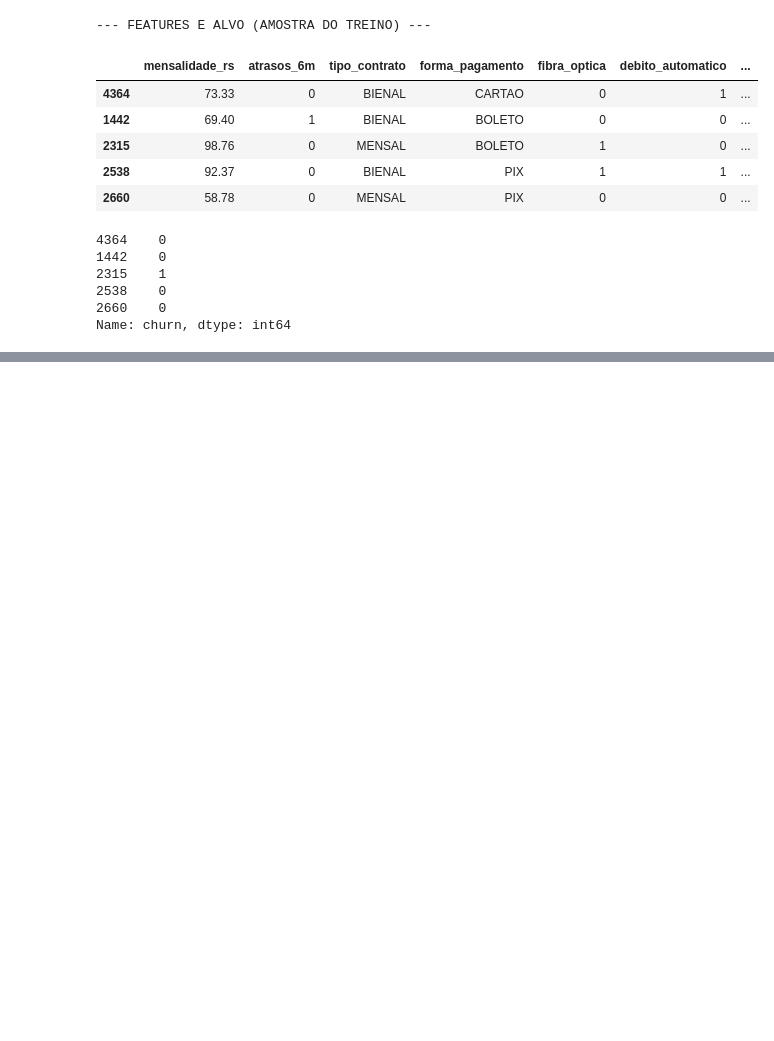
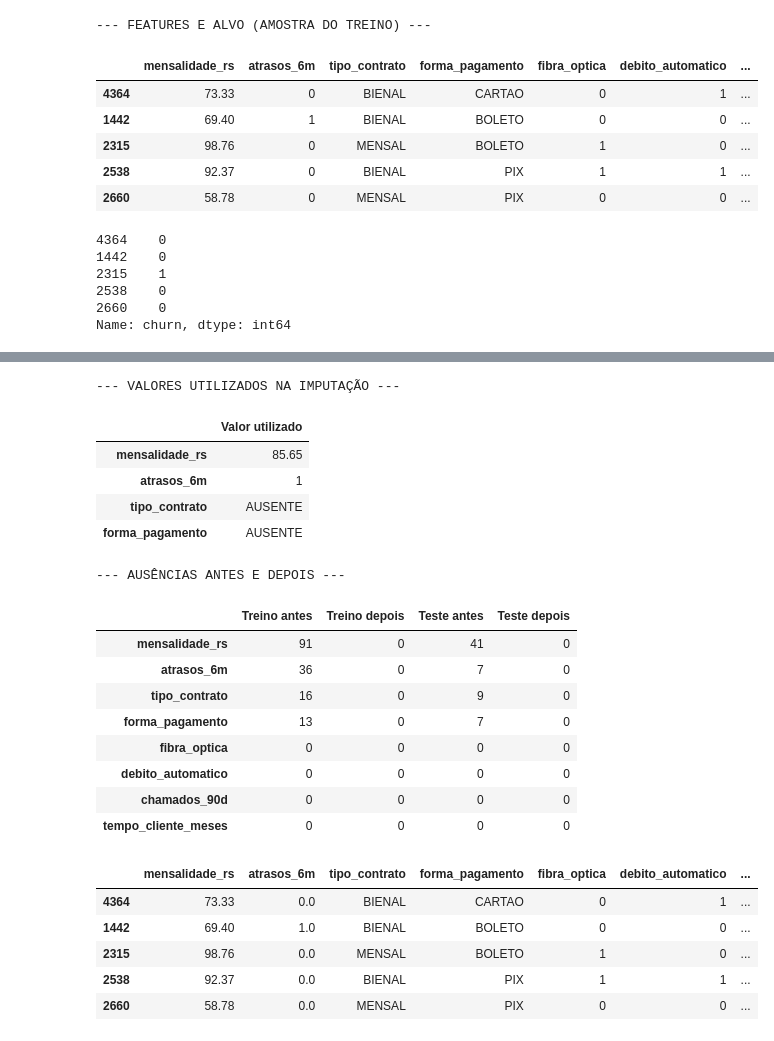
Before and after one commit to llucasEmanuel/CIN0024-churn-analysis-system, a Jupyter notebook: notebooks/preprocessing.ipynb, the cells around one changed output, grey strips where cells are left out. Cells and saved outputs as stored; diff of their text form; code cells hidden in the pictures; blank space fills up the shorter version.

Commit message:
feat: add missing value inputation and data export

```diff
--- a/notebooks/preprocessing.ipynb
+++ b/notebooks/preprocessing.ipynb
@@ -535,0 +546,71 @@ Name: churn, dtype: int64
+# %%
+colunas_numericas = [
+    "mensalidade_rs", "atrasos_6m", "chamados_90d", "tempo_cliente_meses"
+]
+colunas_categoricas = ["tipo_contrato", "forma_pagamento"]
+colunas_binarias = ["fibra_optica", "debito_automatico"]
+
+imputador = ColumnTransformer(
+    transformers=[
+        ("mensalidade", SimpleImputer(strategy="median"), ["mensalidade_rs"]), # Mediana
+        ("atrasos", SimpleImputer(strategy="most_frequent"), ["atrasos_6m"]), # Moda
+        ("categorias", SimpleImputer(
+            missing_values=pd.NA, strategy="constant", fill_value="AUSENTE"
+        ), colunas_categoricas),
+        ("demais", "passthrough", [
+            "fibra_optica", "debito_automatico", "chamados_90d", "tempo_cliente_meses"
+        ])
+    ],
+    verbose_feature_names_out=False
+).set_output(transform="pandas")
+
+imputador_ajustado = clone(imputador)
+X_treino_imputado = imputador_ajustado.fit_transform(X_treino)
+X_teste_imputado = imputador_ajustado.transform(X_teste)
+
+valores_imputacao = {
+    "mensalidade_rs": float(
+        imputador_ajustado.named_transformers_["mensalidade"].statistics_[0]
+    ),
+    "atrasos_6m": int(
+        imputador_ajustado.named_transformers_["atrasos"].statistics_[0]
+    ),
+    "tipo_contrato": "AUSENTE",
+    "forma_pagamento": "AUSENTE"
+}
+
+print("--- VALORES UTILIZADOS NA IMPUTAÇÃO ---")
+display(pd.Series(valores_imputacao, name="Valor utilizado").to_frame())
+
+print("\n--- AUSÊNCIAS ANTES E DEPOIS ---")
+resumo_imputacao = pd.DataFrame({
+    "Treino antes": X_treino.isna().sum(),
+    "Treino depois": X_treino_imputado.isna().sum(),
+    "Teste antes": X_teste.isna().sum(),
+    "Teste depois": X_teste_imputado.isna().sum()
+})
+display(resumo_imputacao)
+display(X_treino_imputado.head())
+# %% [output]
+--- VALORES UTILIZADOS NA IMPUTAÇÃO ---
+|  | Valor utilizado |
+| mensalidade_rs | 85.65 |
+| atrasos_6m | 1 |
+| tipo_contrato | AUSENTE |
+| forma_pagamento | AUSENTE |
+--- AUSÊNCIAS ANTES E DEPOIS ---
+|  | Treino antes | Treino depois | Teste antes | Teste depois |
+| mensalidade_rs | 91 | 0 | 41 | 0 |
+| atrasos_6m | 36 | 0 | 7 | 0 |
+| tipo_contrato | 16 | 0 | 9 | 0 |
+| forma_pagamento | 13 | 0 | 7 | 0 |
+| fibra_optica | 0 | 0 | 0 | 0 |
+| debito_automatico | 0 | 0 | 0 | 0 |
+| chamados_90d | 0 | 0 | 0 | 0 |
+| tempo_cliente_meses | 0 | 0 | 0 | 0 |
+|  | mensalidade_rs | atrasos_6m | tipo_contrato | forma_pagamento | fibra_optica | debito_automatico | ... |
+| 4364 | 73.33 | 0.0 | BIENAL | CARTAO | 0 | 1 | ... |
+| 1442 | 69.40 | 1.0 | BIENAL | BOLETO | 0 | 0 | ... |
+| 2315 | 98.76 | 0.0 | MENSAL | BOLETO | 1 | 0 | ... |
+| 2538 | 92.37 | 0.0 | BIENAL | PIX | 1 | 1 | ... |
+| 2660 | 58.78 | 0.0 | MENSAL | PIX | 0 | 0 | ... |
```
Also changed, not shown: parts of 10 cells of this notebook, 1 other file.
